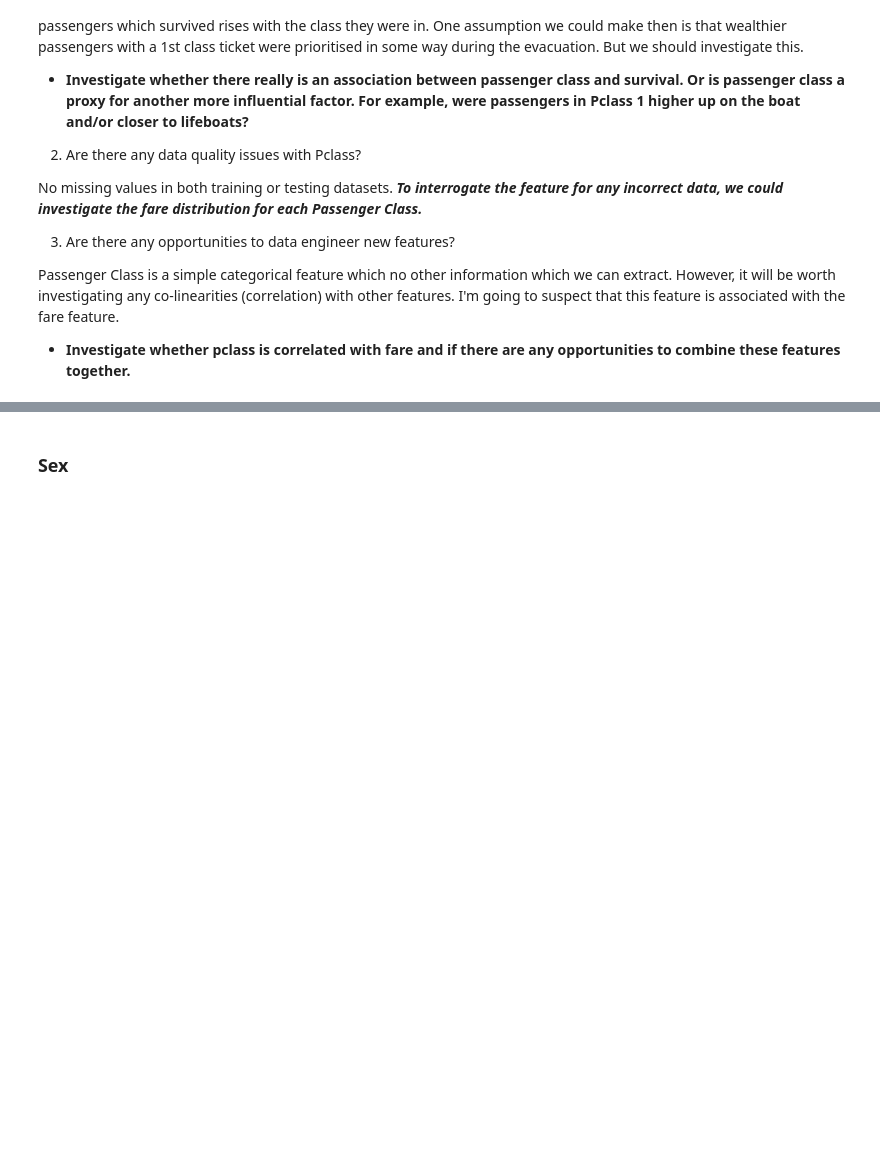
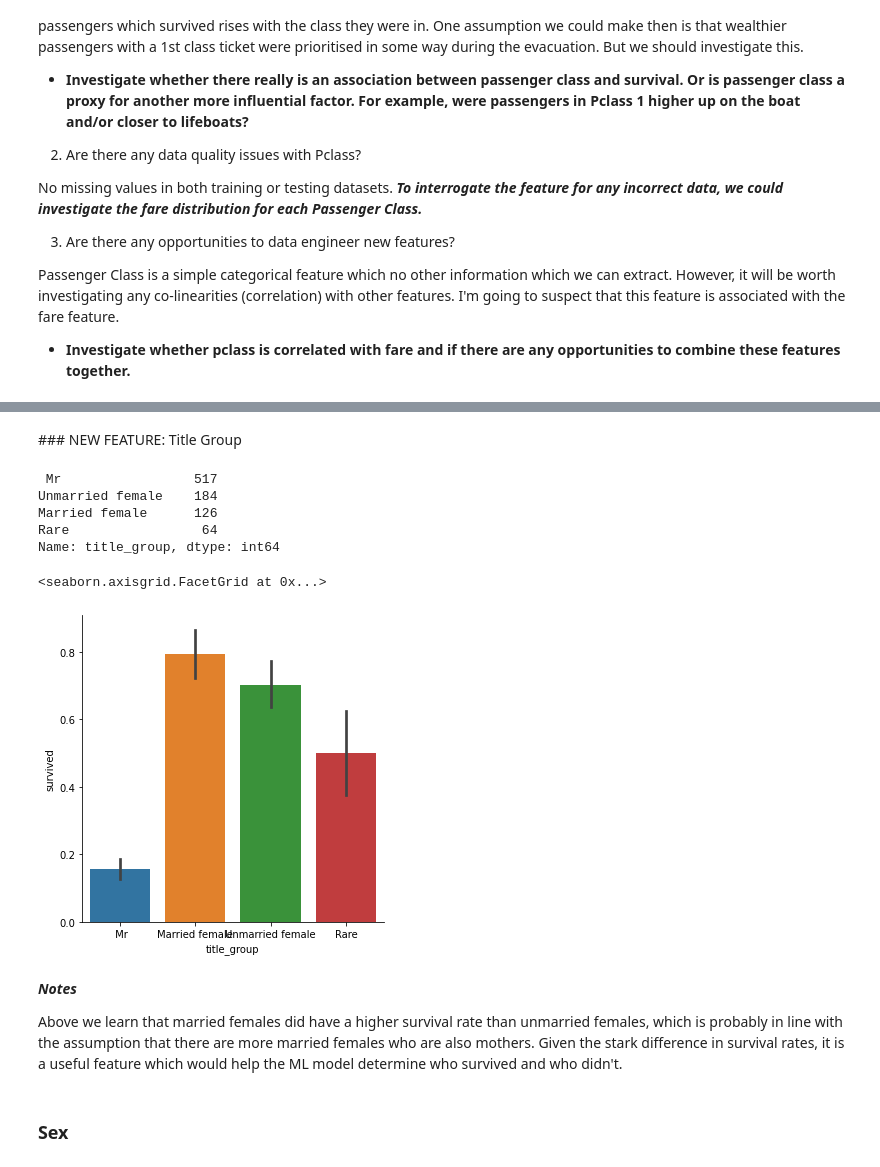
Before and after one commit to danielsuarez-mash/titanic_project, a Jupyter notebook: titanic.ipynb, the cells around one changed output, grey strips where cells are left out. Saved outputs shown, nothing was run; the diff lists cells and outputs as text; code cells hidden in the pictures; blank space fills up the shorter version.

```diff
--- a/titanic.ipynb
+++ b/titanic.ipynb
@@ -182,3 +240,30 @@ Passenger Class is a simple categorical feature which no other information which
+# %% [markdown]
+### NEW FEATURE: Title Group
+# %%
+# let's group some titles together
+train_copy['title_group'] = train_copy['title']
+train_copy['title_group'].replace(to_replace = [' Miss', ' Mlle'], value = 'Unmarried female', inplace = True)
+train_copy['title_group'].replace(to_replace = [' Mrs', ' Mme'], value = 'Married female', inplace = True)
+train_copy['title_group'].replace(to_replace = [' Master', ' Dr', ' Rev', ' Major', ' Col', ' Don', ' Ms',
+                                                ' Lady', ' Sir', ' Capt', ' the Countess', ' Jonkheer', ' Dona'],
+                                                  value = 'Rare', inplace = True)
+train_copy['title_group'].value_counts()
+# %% [output]
+ Mr                 517
+Unmarried female    184
+Married female      126
+Rare                 64
+Name: title_group, dtype: int64
+# %%
+# factorplot
+sns.catplot(data = train_copy, x = 'title_group', y = 'survived', kind = 'bar')
+# %% [output]
+<seaborn.axisgrid.FacetGrid at 0x...>
+[figure, added]
+# %% [markdown]
+***Notes***
+
+Above we learn that married females did have a higher survival rate than unmarried females, which is probably in line with the assumption that there are more married females who are also mothers. Given the stark difference in survival rates, it is a useful feature which would help the ML model determine who survived and who didn't.
 # %% [markdown]
 ### Sex
 # %%
```
Also changed, not shown: parts of 22 cells of this notebook, 2 other files.
